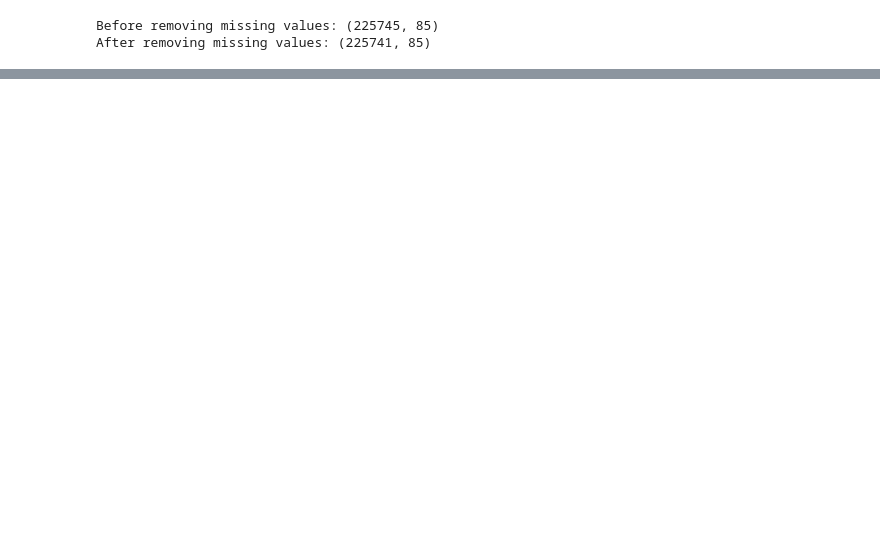
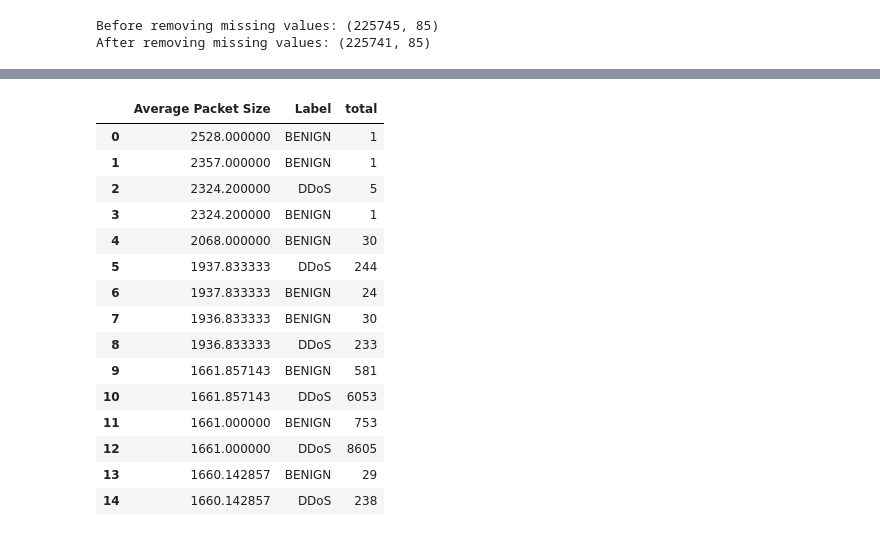
Before and after one commit to lka1459/cybersecurity-analytics-dashboard, a Jupyter notebook: notebook/01_analysis.ipynb, the cells around one changed output, grey strips where cells are left out. Drawn from its saved outputs; the diff is of its cells as text; code cells hidden in the pictures; blank space fills up the shorter version.

```diff
--- a/notebook/01_analysis.ipynb
+++ b/notebook/01_analysis.ipynb
@@ -193,0 +235,24 @@ packet_size.head(15)
+# %%
+#Thought packet size might indicate an attack.
+#Sorting by Packet size instead
+packet_size = query_database('''SELECT " Average Packet Size", " Label", COUNT(*) AS total FROM "Friday_Afternoon_DDos" GROUP BY  " Average Packet Size", " Label" ORDER BY " Average Packet Size" DESC''')
+packet_size.head(15)
+
+#Turns out size is not an indication of malicious packets after all.
+# %% [output]
+|  | Average Packet Size | Label | total |
+| 0 | 2528.000000 | BENIGN | 1 |
+| 1 | 2357.000000 | BENIGN | 1 |
+| 2 | 2324.200000 | DDoS | 5 |
+| 3 | 2324.200000 | BENIGN | 1 |
+| 4 | 2068.000000 | BENIGN | 30 |
+| 5 | 1937.833333 | DDoS | 244 |
+| 6 | 1937.833333 | BENIGN | 24 |
+| 7 | 1936.833333 | BENIGN | 30 |
+| 8 | 1936.833333 | DDoS | 233 |
+| 9 | 1661.857143 | BENIGN | 581 |
+| 10 | 1661.857143 | DDoS | 6053 |
+| 11 | 1661.000000 | BENIGN | 753 |
+| 12 | 1661.000000 | DDoS | 8605 |
+| 13 | 1660.142857 | BENIGN | 29 |
+| 14 | 1660.142857 | DDoS | 238 |
```
Also changed, not shown: parts of 28 cells of this notebook, 8 other files.
